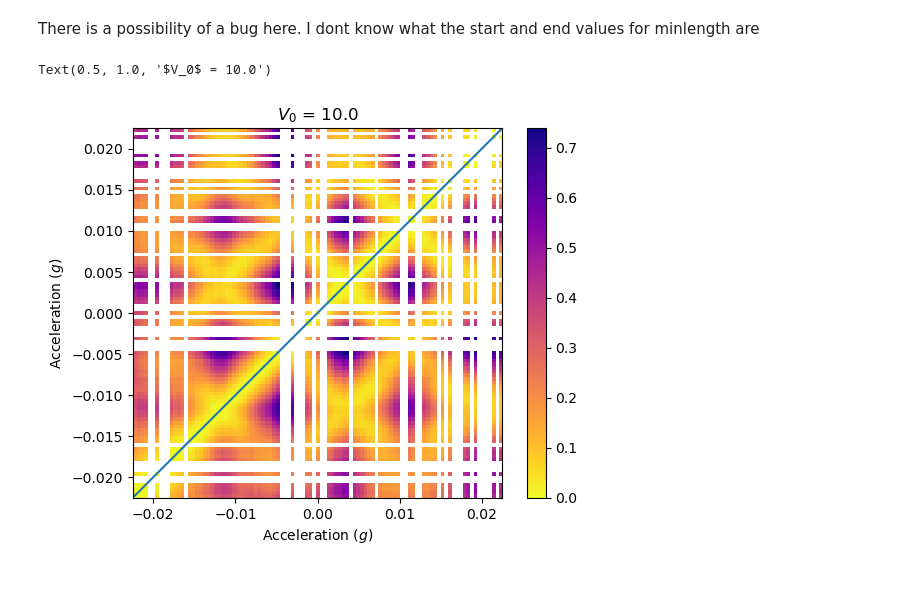
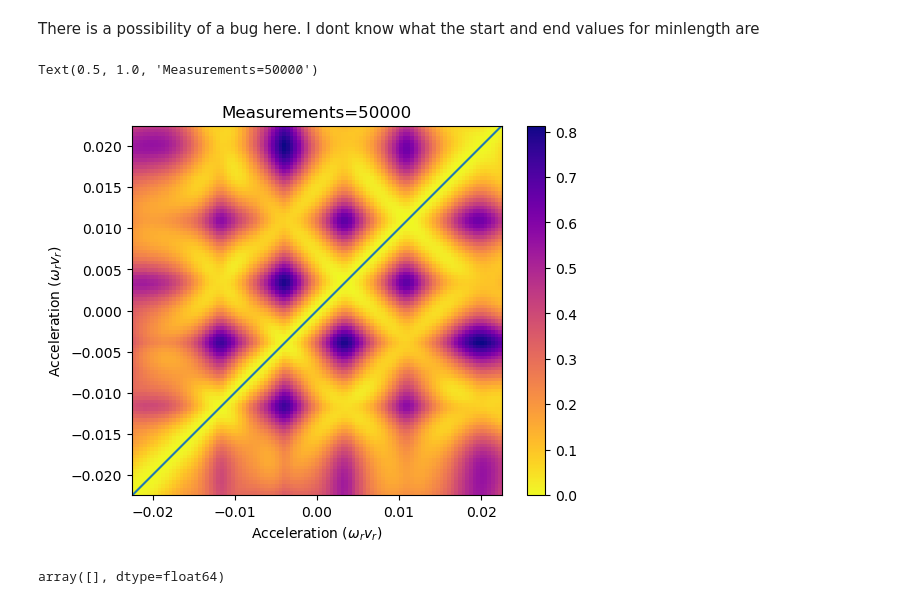
Before and after one commit to rootware/lattice_evolution, a Jupyter notebook: Python/Experimental_comparison.ipynb, the cells around one changed output. Drawn from its saved outputs; the diff is of its cells as text; code cells hidden in the pictures.

```diff
--- a/Python/Experimental_comparison.ipynb
+++ b/Python/Experimental_comparison.ipynb
@@ -59,7 +52,7 @@ for i in range(len(AList)):
     P_actual[i]=P_actual[i]/np.sum(P_actual[i]);
     #No errors
 
-    Runs=2000; # How many simulated data do we want
+    Runs=50000; # How many simulated data do we want
     outcomes = np.random.default_rng().choice(PossibleOutcomes,size=Runs, p = P_actual[i]);
     unique, frequency = np.unique(outcomes, return_counts = True);
     his = np.bincount(outcomes,minlength=11)
@@ -81,26 +74,32 @@ def JSDivergence( P, Q):
     M = (P+Q)/2;
     JS = 0.5 * ( KLDivergence(P,M) + KLDivergence(Q, M));
     return JS;
+# %%
+P_simulated[P_simulated==0.0]= 1.0*10**(-40);
 # %%
 
 acc = AList
 
 no_of_values = len(AList);
 JSDivergenceMatrix=np.zeros((no_of_values, no_of_values)) ;
 
 for i in range(no_of_values):
     for j in range(no_of_values):
         JSDivergenceMatrix [i][j]= JSDivergence(P_simulated[i], P_simulated[j])
 
 plt.imshow(JSDivergenceMatrix, cmap="plasma_r", extent=[acc[0]    *1.0, acc[-1]    *1.0, acc[-1]    *1.0, acc[0]     *1.0])
 indices_JS = np.where(JSDivergenceMatrix==0)
 plt.plot(AList[indices_JS[1]]    *1.0, AList[indices_JS[0]]    *1.0)
 plt.gca().invert_yaxis();
 plt.colorbar()
-plt.xlabel("Acceleration ($g$)")
-plt.ylabel("Acceleration ($g$)")
-plt.title("$V_0$ = "+str(VList[25]))
+plt.xlabel("Acceleration ($\omega_r v_r$)")
+plt.ylabel("Acceleration ($\omega_r v_r$)")
+plt.title("Measurements="+str(Runs))
 #plt.savefig("JS_acc.png")
 # %% [output]
-Text(0.5, 1.0, '$V_0$ = 10.0')
+Text(0.5, 1.0, 'Measurements=50000')
-[figure, old version]
+[figure, new version]
+# %%
+P_simulated[np.isnan(P_simulated)]
+# %% [output]
+array([], dtype=float64)
```
Also changed, not shown: parts of 1 cell of this notebook.
